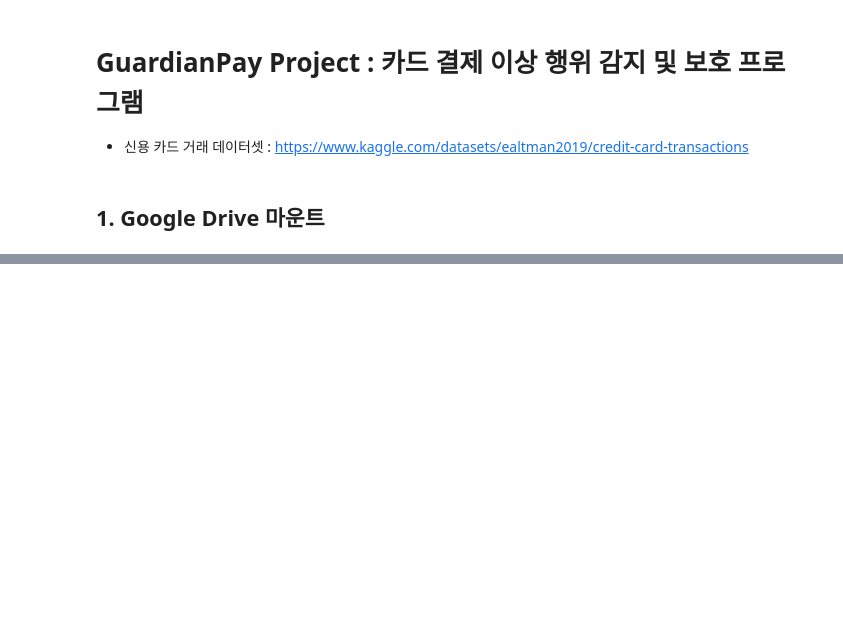
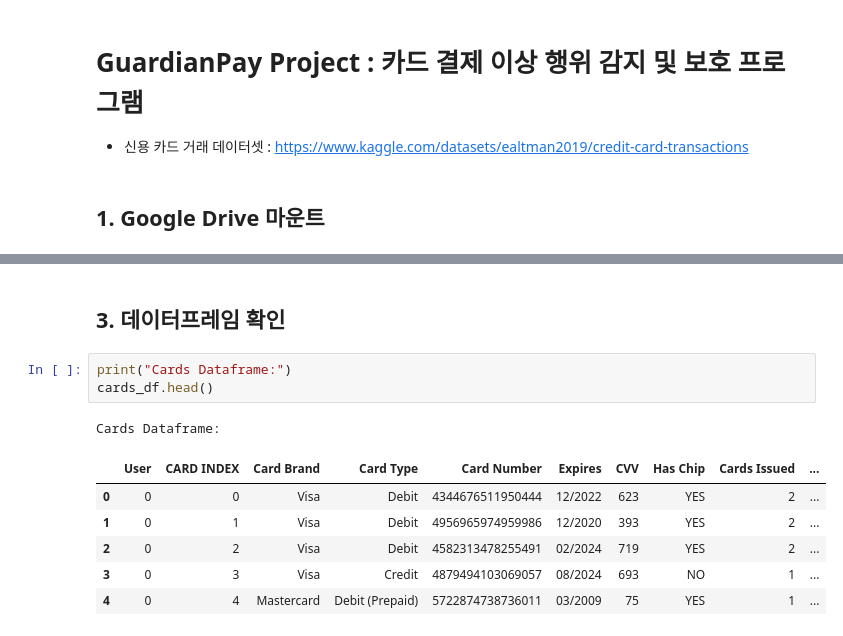
Before and after one commit to pixelwizard2/GuardianPay---Protecting-Against-Lost-Card-and-Copied-Card-Transactions, a Jupyter notebook: GuardianPay_code_(한국어).ipynb, the cells around one changed output, grey strips where cells are left out. Cells and saved outputs as stored; diff of their text form; blank space fills up the shorter version.

```diff
--- a/GuardianPay_code_(한국어).ipynb
+++ b/GuardianPay_code_(한국어).ipynb
@@ -14,0 +27,13 @@ Mounted at /content/drive
+# %% [markdown]
+## 3. 데이터프레임 확인
+# %%
+print("Cards Dataframe:")
+cards_df.head()
+# %% [output]
+Cards Dataframe:
+|  | User | CARD INDEX | Card Brand | Card Type | Card Number | Expires | CVV | Has Chip | Cards Issued | ... |
+| 0 | 0 | 0 | Visa | Debit | 4344676511950444 | 12/2022 | 623 | YES | 2 | ... |
+| 1 | 0 | 1 | Visa | Debit | 4956965974959986 | 12/2020 | 393 | YES | 2 | ... |
+| 2 | 0 | 2 | Visa | Debit | 4582313478255491 | 02/2024 | 719 | YES | 2 | ... |
+| 3 | 0 | 3 | Visa | Credit | 4879494103069057 | 08/2024 | 693 | NO | 1 | ... |
+| 4 | 0 | 4 | Mastercard | Debit (Prepaid) | 5722874738736011 | 03/2009 | 75 | YES | 1 | ... |
```
Also changed, not shown: parts of 5 cells of this notebook.
